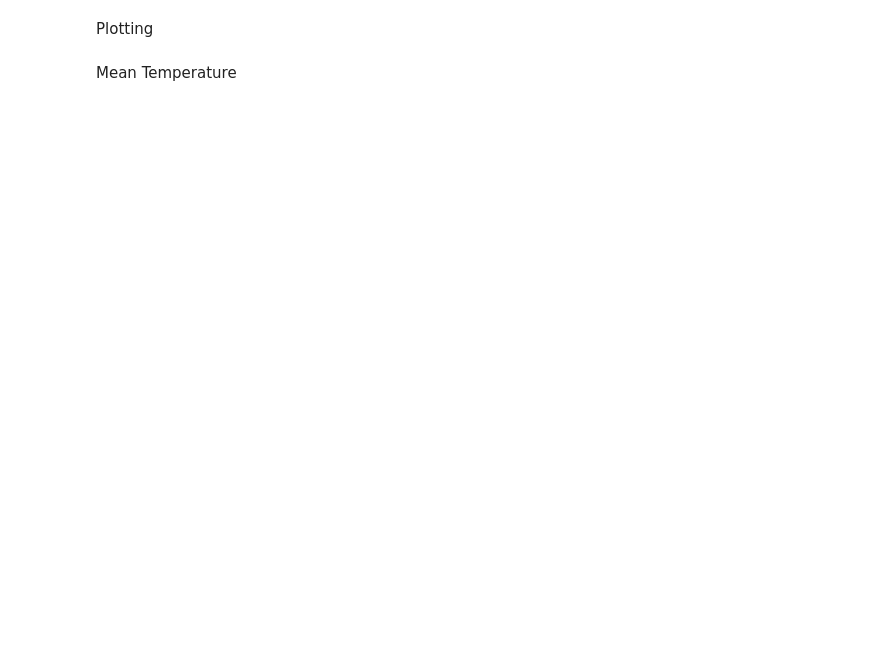
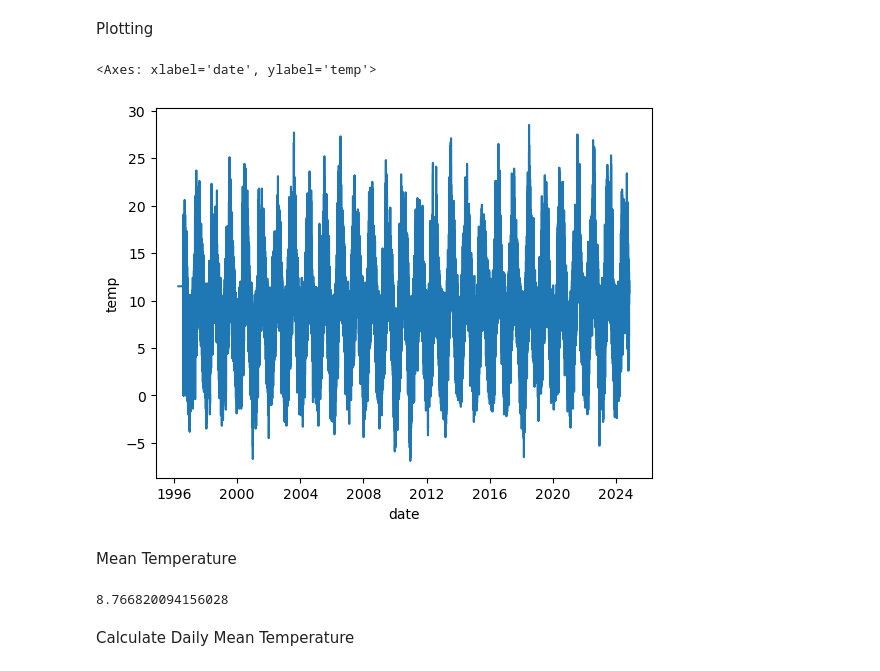
Before and after one commit to PCM11/PFDA---Assignments, a Jupyter notebook: assignment_6_weather.ipynb, the cells around one changed output. Saved outputs shown, nothing was run; the diff lists cells and outputs as text; code cells hidden in the pictures; blank space fills up the shorter version.

Commit message:
Temperature Plots

```diff
--- a/assignment_6_weather.ipynb
+++ b/assignment_6_weather.ipynb
@@ -32,5 +53,0 @@ df.head(3)
-# %%
-
-names = ['date', 'ind', 'rain', 'ind.1', 'temp', 'ind.2', 'wetb', 'dewpt', 'vappr', 'rhum', 'msl', 'ind.3', 'wdsp', 'ind.4', 'wddir', 'ww', 'w', 'sun', 'vis', 'clht', 'clamt']
-
-df = pd.read_csv("https://cli.fusio.net/cli/climate_data/webdata/hly4935.csv", names=names, header= None, skiprows=23,)
@@ -50,5 +55,11 @@ df_date_parsed.head(3)
 Plotting
 # %%
 import seaborn as sns
+# %%
+# Temperature over the years
+sns.lineplot(data=df, x='date', y='temp')
+# %% [output]
+<Axes: xlabel='date', ylabel='temp'>
+[figure, added]
 # %% [markdown]
 Mean Temperature
@@ -56,0 +66,10 @@ dateFrom =
+# %%
+# Calculate the mean temp
+
+dateFrom = "1996-04-10 14:00:00"
+dateTo = "2024-11-01 00:00:00"
+df.loc[dateFrom:dateTo]['temp'].mean()
+# %% [output]
+8.766820094156028
+# %% [markdown]
+Calculate Daily Mean Temperature
```
Also changed, not shown: parts of 14 cells of this notebook.
